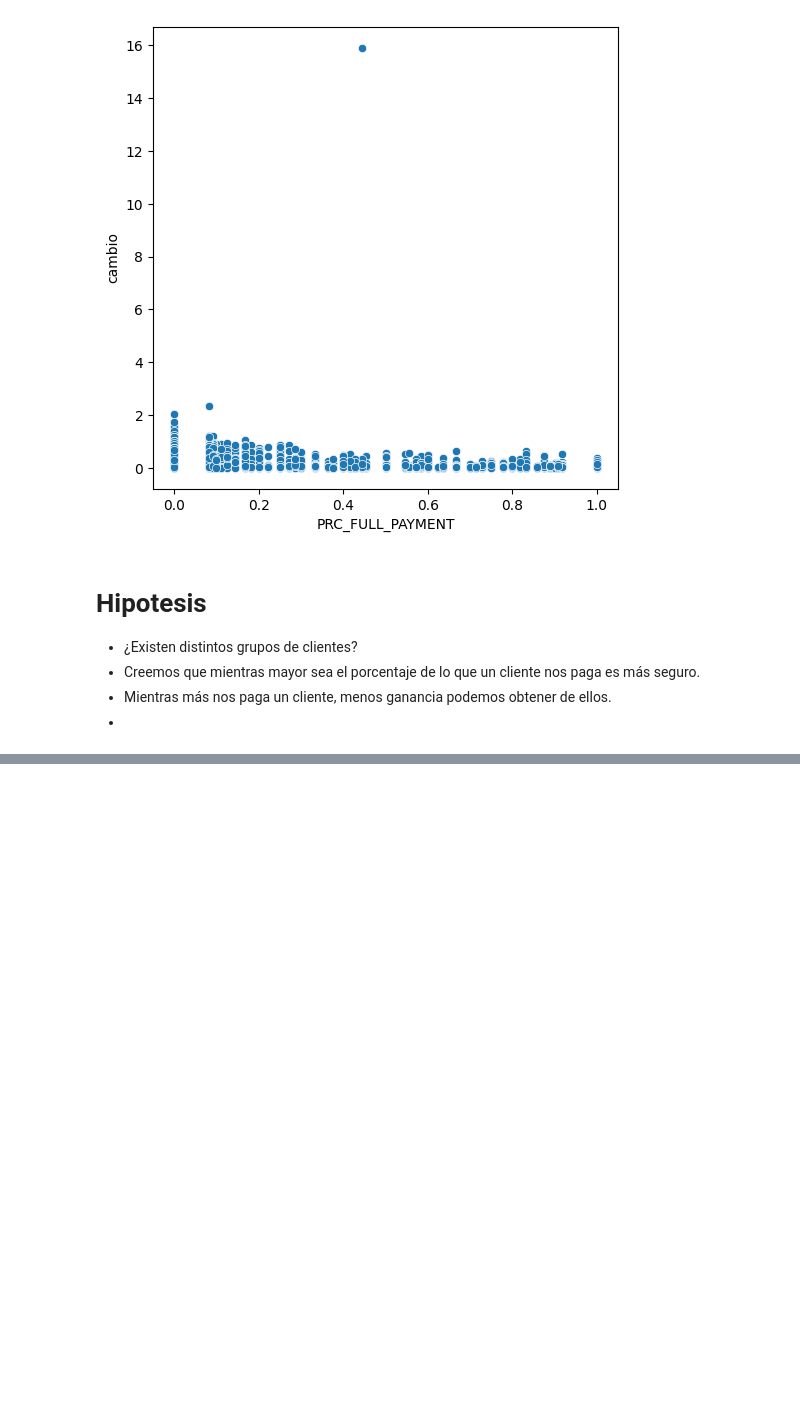
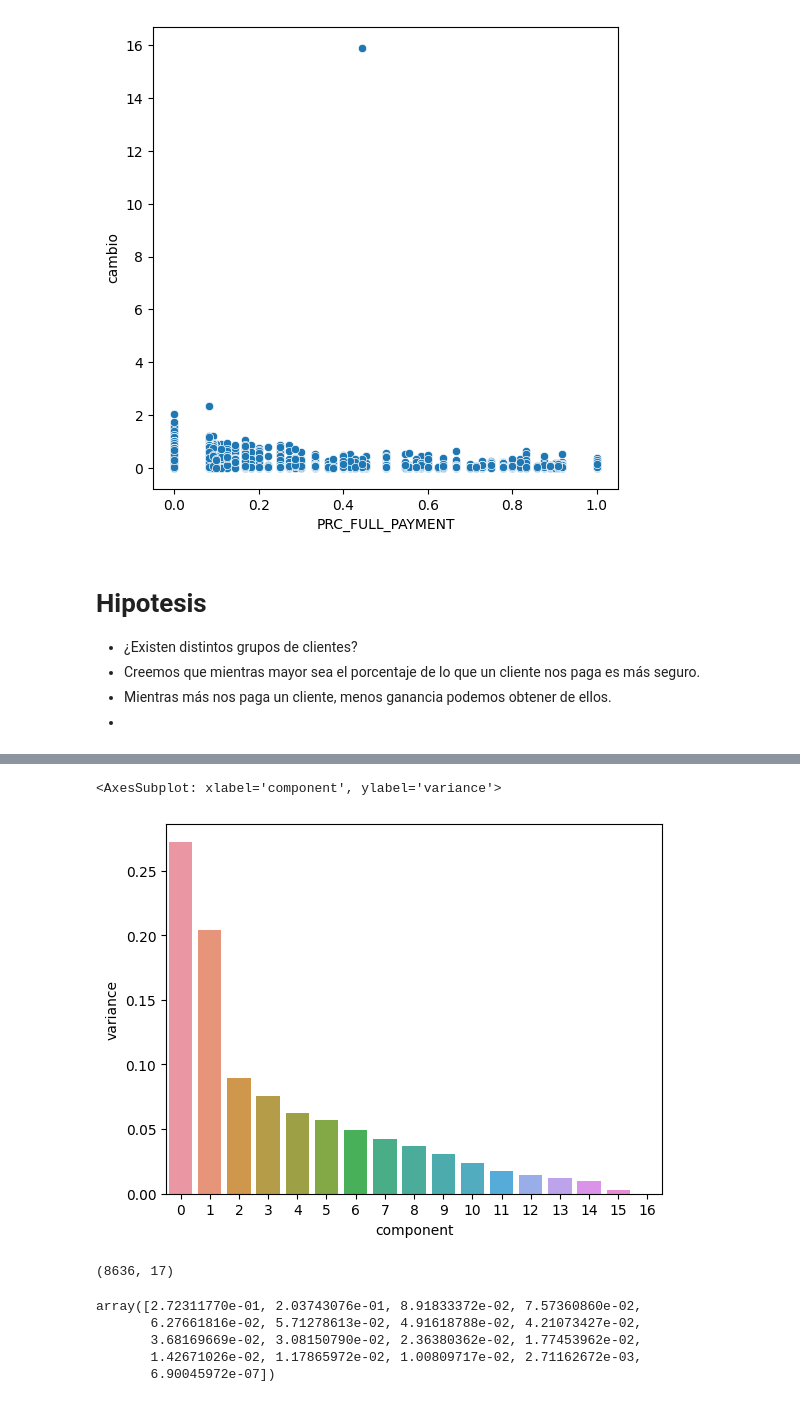
Before and after one commit to Javier-Mazariegos/proyecto_final_elements, a Jupyter notebook: proyecto.ipynb, the cells around one changed output, grey strips where cells are left out. Cells and saved outputs as stored; diff of their text form; code cells hidden in the pictures; blank space fills up the shorter version.

```diff
--- a/proyecto.ipynb
+++ b/proyecto.ipynb
@@ -311,0 +330,7 @@ plt.show()
+# %%
+pca_vars = ['BALANCE', 'BALANCE_FREQUENCY', 'PURCHASES',
+       'ONEOFF_PURCHASES', 'INSTALLMENTS_PURCHASES', 'CASH_ADVANCE',
+       'PURCHASES_FREQUENCY', 'ONEOFF_PURCHASES_FREQUENCY',
+       'PURCHASES_INSTALLMENTS_FREQUENCY', 'CASH_ADVANCE_FREQUENCY',
+       'CASH_ADVANCE_TRX', 'PURCHASES_TRX', 'CREDIT_LIMIT', 'PAYMENTS',
+       'MINIMUM_PAYMENTS', 'PRC_FULL_PAYMENT', 'TENURE']
@@ -311,0 +367,5 @@ plt.show()
+# %%
+X = dataset[pca_vars].values
+mu = X.mean(axis=0)
+std = X.std(axis=0)
+X = (X - mu) / std
@@ -311,0 +374,9 @@ plt.show()
+# %%
+pca = PCA()
+pca.fit(X)
+
+variances = pca.explained_variance_ratio_
+directions = pca.components_
+
+print("Varianzas de cada componente:", variances)
+print("Direcciones de cada componente:", directions)
@@ -311,0 +401,4 @@ plt.show()
+# %%
+varianzas = pd.DataFrame({"variance":variances})
+varianzas = varianzas.reset_index().rename(columns={"index":"component"})
+varianzas
@@ -311,0 +424,20 @@ plt.show()
+# %%
+sns.barplot(varianzas, x = "component", y = "variance")
+# %% [output]
+<AxesSubplot: xlabel='component', ylabel='variance'>
+[figure, added]
+# %%
+pcamodel = PCA()
+pca2 = pcamodel.fit_transform(X)
+pca2.shape
+# %% [output]
+(8636, 17)
+# %%
+ll = pcamodel.explained_variance_
+ll / ll.sum()
+# %% [output]
+array([2.72311770e-01, 2.03743076e-01, 8.91833372e-02, 7.57360860e-02,
+       6.27661816e-02, 5.71278613e-02, 4.91618788e-02, 4.21073427e-02,
+       3.68169669e-02, 3.08150790e-02, 2.36380362e-02, 1.77453962e-02,
+       1.42671026e-02, 1.17865972e-02, 1.00809717e-02, 2.71162672e-03,
+       6.90045972e-07])
```
Also changed, not shown: parts of 50 cells of this notebook, 4 other files.
